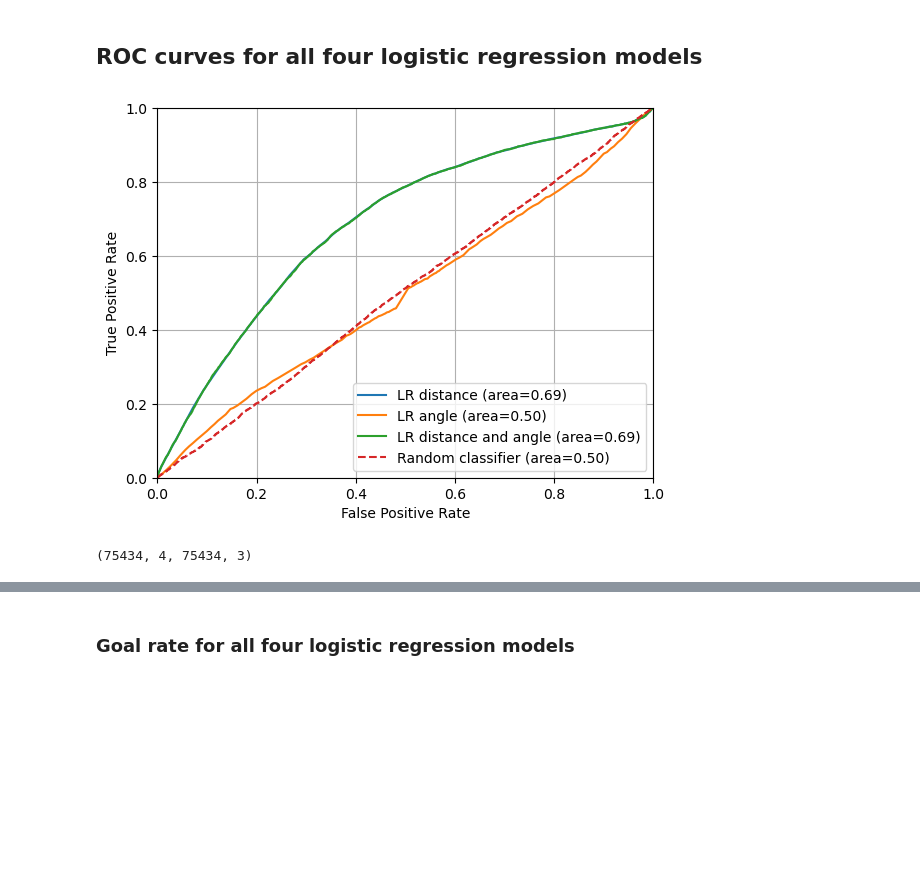
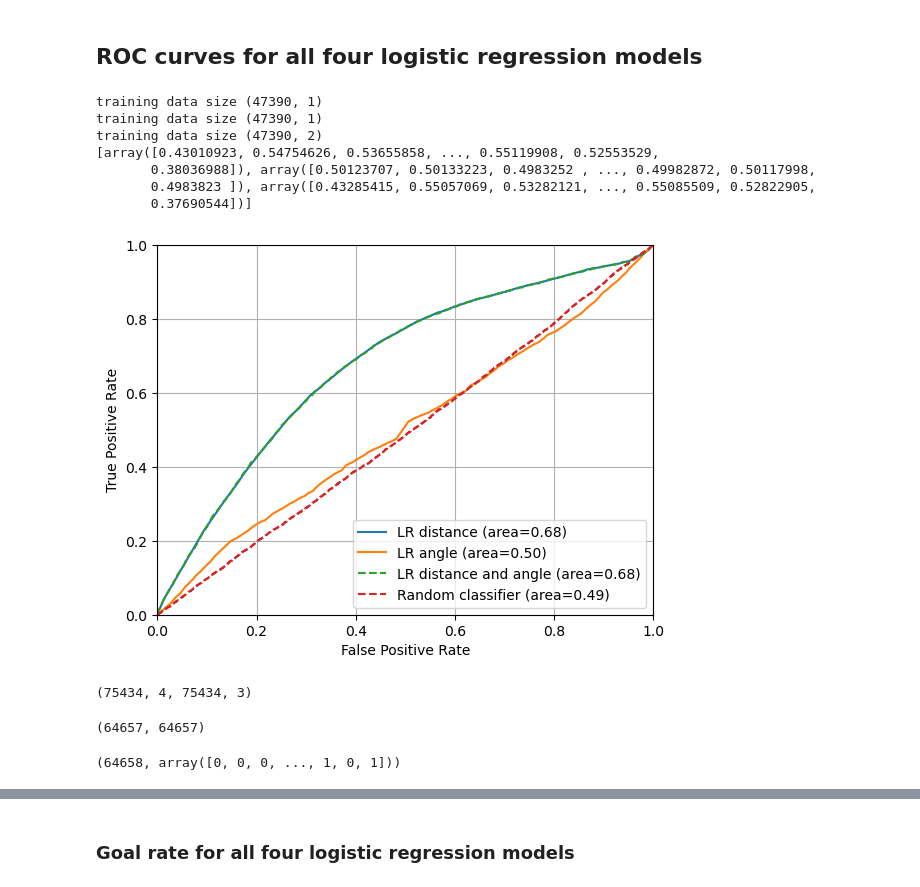
Before and after one commit to miloshdevic/NHL_analytics, a Jupyter notebook: baseline.ipynb, the cells around one changed output, grey strips where cells are left out. Cells and saved outputs as stored; diff of their text form; code cells hidden in the pictures; blank space fills up the shorter version.

Commit message:
updated baseline training and plots

```diff
--- a/baseline.ipynb
+++ b/baseline.ipynb
@@ -98,5 +119,5 @@ Name: count, dtype: int64
 # %%
-feature = ["distance_to_goal"]
+feature = ["DistanceToGoal"]
 X_train, y_train, X_val, y_val = get_train_validation(data, feature, "isGoal", 0.2, balanced=True)
 print(X_train.shape, y_train.shape, X_val.shape, y_val.shape)
 # %% [output]
@@ -107,6 +128,6 @@ print(verify_label_distribution(y_train))
 # %% [output]
 ('The ratio of labels that is non goal', 0.5, 'The ratio of labels that is goal', 0.5)
 # %%
-# models, experiments = baseline_model(data, comet=False)
-# models
+models, experiments = baseline_model(data, comet=False)
+models
 # %% [output]
@@ -128,6 +261,8 @@ print(verify_label_distribution(y_train))
 # %%
-# X_train, y_train, X_val, y_val = get_train_validation(data, ["distance_to_goal"], "isGoal", 0.2, balanced=True)
+X_train, y_train, X_val, y_val = get_train_validation(data, ["DistanceToGoal","ShootingAngle"], "isGoal", 0.2, balanced=True)
+X_train1, y_train1, X_val1, y_val1 = get_train_validation(data, ["DistanceToGoal"], "isGoal", 0.2, balanced=True)
 # np.random.seed(42)
 # pred_random_model = np.random.uniform(size=len(y_val))
 # print(pred_random_model)
+X_train.shape, X_train1.shape
 # %% [output]
@@ -137,7 +272,7 @@ print(verify_label_distribution(y_train))
 # %%
 def baseline_model(data, comet: bool):
     models = {}
-    feature_list = [["distance_to_goal"], ["shooting_angle"], ["distance_to_goal","shooting_angle"]]
+    feature_list = [["DistanceToGoal"], ["ShootingAngle"], ["DistanceToGoal","ShootingAngle"]]
     experiments = {}
     for feature in feature_list:
         if comet:
@@ -145,17 +280,18 @@ def baseline_model(data, comet: bool):
                 # my_key=os.environ.get('COMET_API_KEY')
                 # api_key=my_key,???doesn't work with the env file I created
                 api_key="uY4cSO6Xov0q2zrVACUZfYdkt",
-                project_name="logistic_regression" + "_".join(feature),
+                project_name="LogisticRegression" + "_".join(feature),
                 workspace="nhl-analytics-milestone-2"
             )
-            experiment.set_name("logistic_regression" + "_".join(feature))
-            experiments["logistic_regression_" + "_".join(feature)] = experiment
+            experiment.set_name("LogisticRegression" + "_".join(feature))
+            experiments["LogisticRegression" + "_".join(feature)] = experiment
 
         X_train, y_train, X_val, y_val = get_train_validation(data, feature, "isGoal", 0.2, balanced=True)
         lr_model = LogisticRegression(random_state=42)
         # train model
+        print("training data size", X_train.shape)
         lr_model.fit(X_train, y_train)
-        pickle.dump(lr_model, open("./models/logistic_regression" + "_".join(feature) + ".pkl", "wb"))
+        pickle.dump(lr_model, open("./models/LogisticRegression" + "_".join(feature) + ".pkl", "wb"))
         # score model (training set)
         score_training = lr_model.score(X_train, y_train)
         # score model (validation set)
@@ -165,12 +301,12 @@ def baseline_model(data, comet: bool):
         val_preds = lr_model.predict(X_val)
         score_prob = lr_model.predict_proba(X_val)[:, 1]
         f1 = f1_score(y_val, val_preds, average="macro")
-        models["logistic_regression" + "_".join(feature)] = {"model": lr_model, "val_preds": val_preds, "score_prob": score_prob,
+        models["LogisticRegression" + "_".join(feature)] = {"model": lr_model, "val_preds": val_preds, "score_prob": score_prob,
                                                        "f1": f1}
         # print(score_training, score_validation, f1)
         if comet:
-            experiment.log_model("logistic_regression" + "_".join(feature),
-                                 "models/logistic_regression" + "_".join(feature) + ".pkl")
+            experiment.log_model("LogisticRegression" + "_".join(feature),
+                                 "models/LogisticRegression" + "_".join(feature) + ".pkl")
             experiment.log_metric("train_score", score_training)
             experiment.log_metric("validation_score", score_validation)
             experiment.log_metric("f1_score", f1)
@@ -183,30 +319,50 @@ def baseline_model(data, comet: bool):
 # %%
 import sklearn.metrics as metrics
 from sklearn.metrics import accuracy_score, classification_report, confusion_matrix, roc_curve, auc
 
 models, experiments = baseline_model(data, comet=False)
 
-feature_list = ['logistic_regressiondistance_to_goal', 'logistic_regressionshooting_angle', 'logistic_regressiondistance_to_goal_shooting_angle']
+feature_list = ['LogisticRegressionDistanceToGoal', 'LogisticRegressionShootingAngle', 'LogisticRegressionDistanceToGoal_ShootingAngle']
 
 
-X_train, y_train, X_val, y_val = get_train_validation(data, ["distance_to_goal"], "isGoal", 0.2, balanced=True)
+X_train, y_train, X_val, y_val = get_train_validation(data, ["DistanceToGoal"], "isGoal", 0.2, balanced=True)
 labels = ['LR distance', 'LR angle', 'LR distance and angle', 'Random classifier']
-linestyles = ['-', '-', '-', '--']
+linestyles = ['-', '-', '--', '--']
 pred_proba = []
 
 for i in range(len(feature_list)):
     pred_proba.append(models[feature_list[i]]['score_prob'])
-
+print(pred_proba)
 np.random.seed(42)
 pred_random_model = np.random.uniform(size=len(y_val))
 pred_proba.append(pred_random_model)
 
 y_val = [y_val for i in range(4)]
 plot_roc_curve(pred_proba, y_val, linestyles, labels)
 # print(pred_proba)
 # %% [output]
+training data size (47390, 1)
+training data size (47390, 1)
+training data size (47390, 2)
+[array([0.43010923, 0.54754626, 0.53655858, ..., 0.55119908, 0.52553529,
+       0.38036988]), array([0.50123707, 0.50133223, 0.4983252 , ..., 0.49982872, 0.50117998,
+       0.4983823 ]), array([0.43285415, 0.55057069, 0.53282121, ..., 0.55085509, 0.52822905,
+       0.37690544])]
-[figure, old version]
+[figure, new version]
 # %%
 len(pred_proba[1]), len(pred_proba), len(y_val[1]), len(y_val)
 # %% [output]
 (75434, 4, 75434, 3)
+# %%
+len(pred_proba[0]), len(y_val[0])
+# %% [output]
+(64657, 64657)
+# %%
+# len(pred_proba[0].append([1]))
+# p_5clf = np.append(pred_proba[0],[1])
+# len(p_5clf)
+y_val[0]
+y_5clf = np.append(y_val[0],[1])
+len(y_5clf), y_5clf
+# %% [output]
+(64658, array([0, 0, 0, ..., 1, 0, 1]))
```
Also changed, not shown: parts of 24 cells of this notebook.
